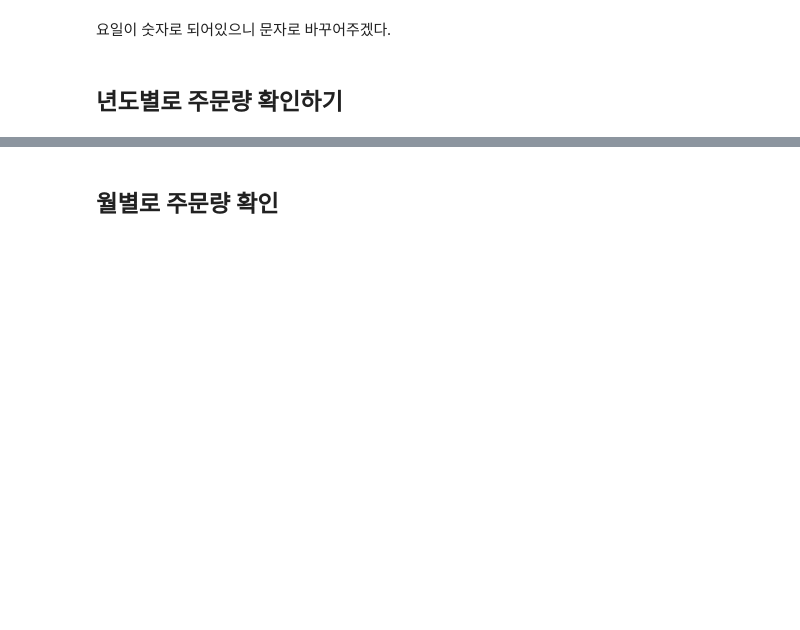
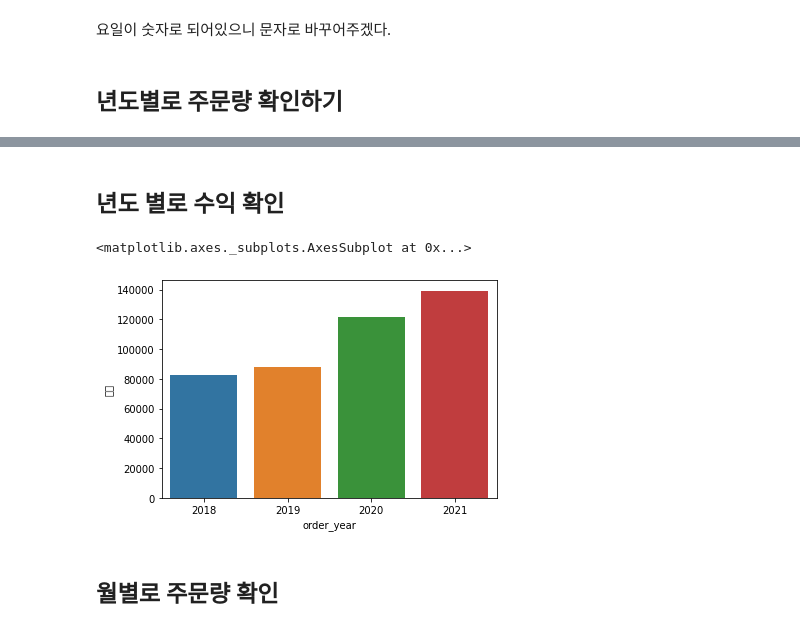
Before and after one commit to jiin124/data_analysis, a Jupyter notebook: 슈퍼스토어_분석.ipynb, the cells around one changed output, grey strips where cells are left out. Drawn from its saved outputs; the diff is of its cells as text; code cells hidden in the pictures; blank space fills up the shorter version.

```diff
--- a/슈퍼스토어_분석.ipynb
+++ b/슈퍼스토어_분석.ipynb
@@ -234 +233,3 @@ sns.countplot(data=df,x='order_year')
 [figure]
+# %%
+year=df.groupby('order_year').sum()[['수량','수익']]
@@ -235,3 +245,10 @@ sns.countplot(data=df,x='order_year')
+# %% [markdown]
+## 년도 별로 수익 확인
+# %%
+sns.barplot(x=year.index,y=year['수익'])
+# %% [output]
+<matplotlib.axes._subplots.AxesSubplot at 0x...>
+[figure, added]
 # %% [markdown]
 ## 월별로 주문량 확인
 # %%
```
Also changed, not shown: parts of 49 cells of this notebook.
